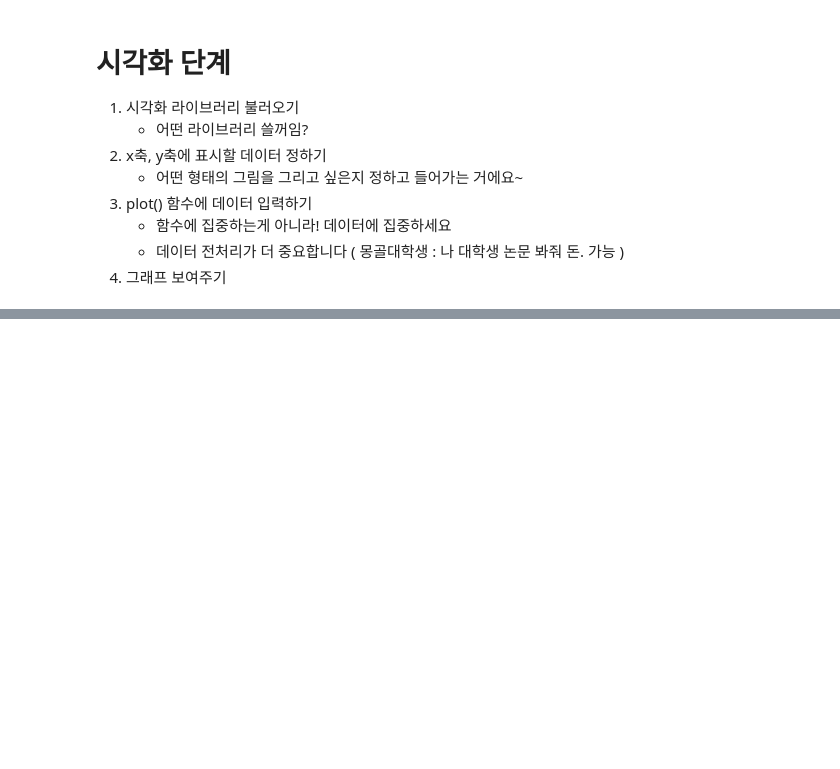
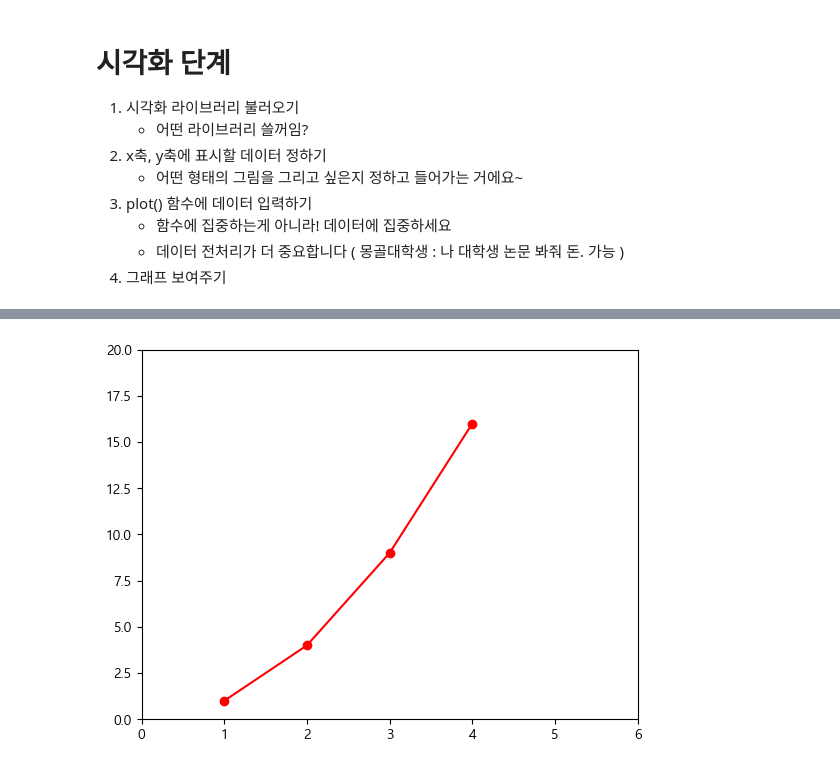
Before and after one commit to bidulgirin/data_analysis, a Jupyter notebook: 3.데이터시각화_기초.ipynb, the cells around one changed output, grey strips where cells are left out. Saved outputs shown, nothing was run; the diff lists cells and outputs as text; code cells hidden in the pictures; blank space fills up the shorter version.

```diff
--- a/3.데이터시각화_기초.ipynb
+++ b/3.데이터시각화_기초.ipynb
@@ -96,0 +122,7 @@ rc("font", family = font_name)
+# %%
+# 이쁜이 작업
+plt.plot([1,2,3,4],[1,4,9,16],"ro-") # red(r) + maker(o) + line(-) : 순서는 상관없는듯하다
+plt.axis([0,6,0,20]) # 축의 범위 :
+plt.show()
+# %% [output]
+[figure, added]
```
Also changed, not shown: parts of 48 cells of this notebook, 6 other files.
